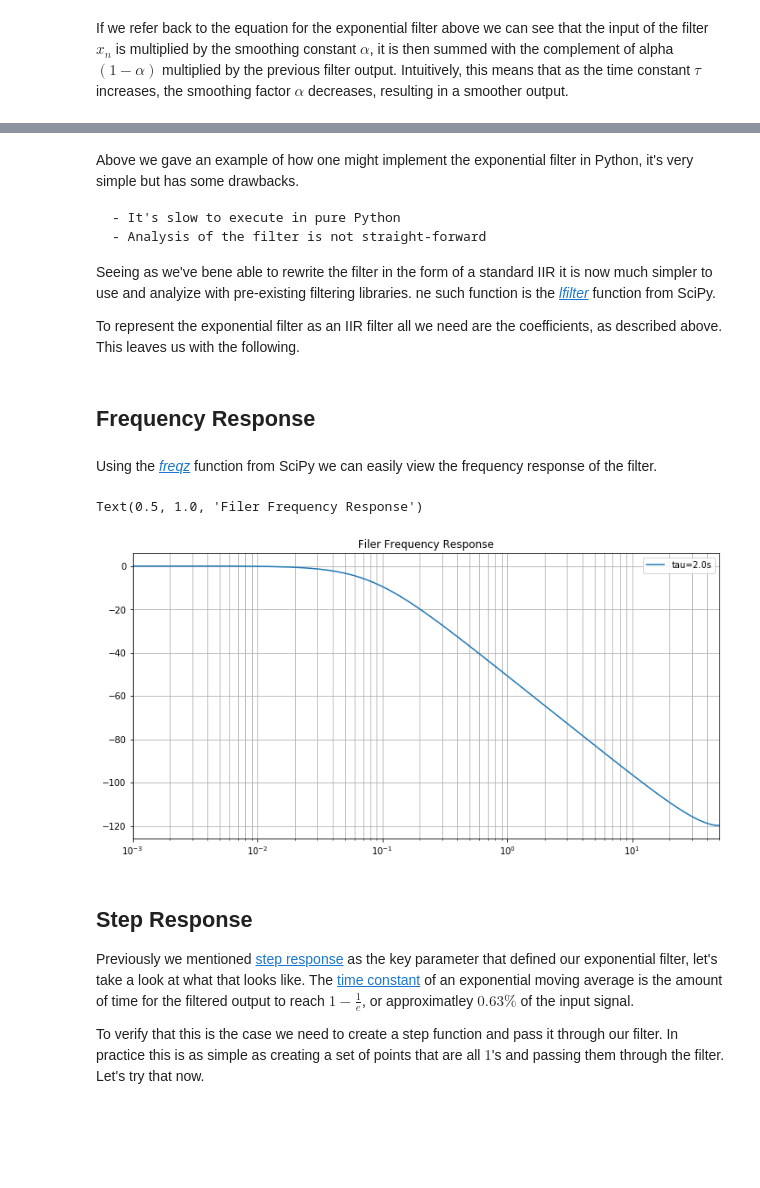
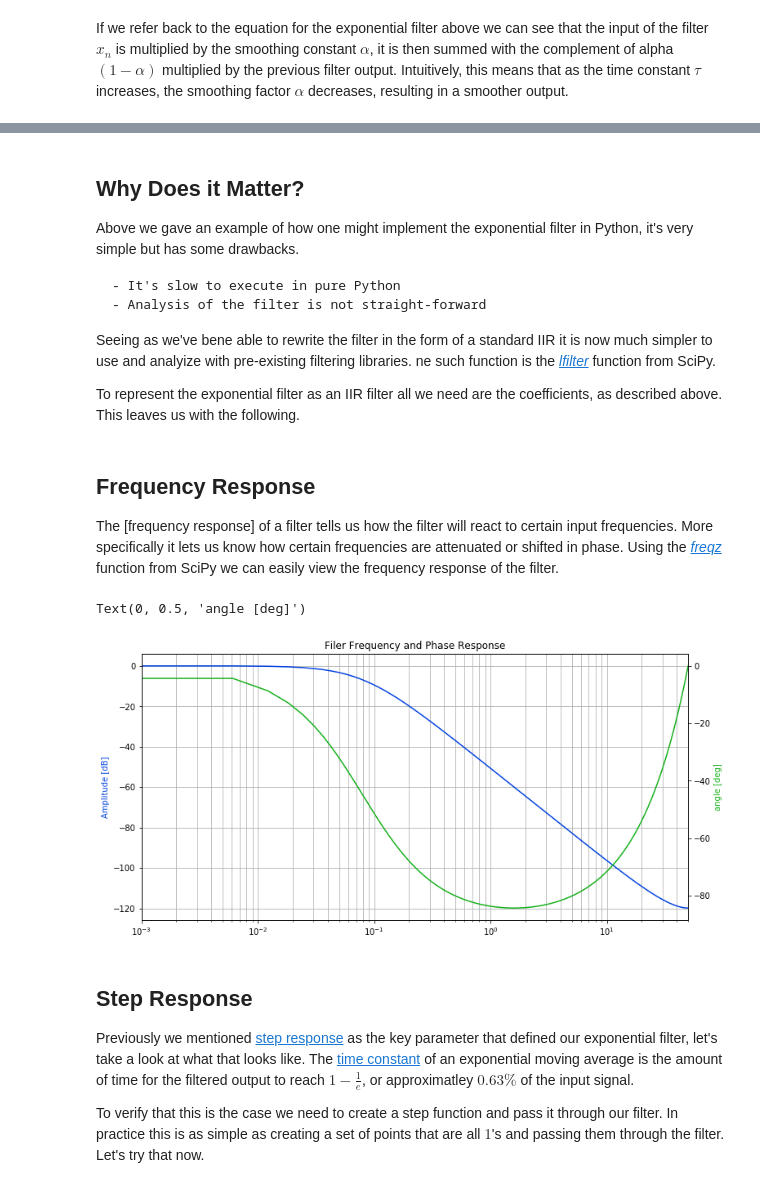
Before and after one commit to aerdos/notes, a Jupyter notebook: Exponential Filter as an IIR Filter.ipynb, the cells around one changed output, grey strips where cells are left out. Saved outputs shown, nothing was run; the diff lists cells and outputs as text; code cells hidden in the pictures; blank space fills up the shorter version.

```diff
--- a/Exponential Filter as an IIR Filter.ipynb
+++ b/Exponential Filter as an IIR Filter.ipynb
@@ -68,4 +66,6 @@ b_0 & = & \alpha \end{array}$$
 # %% [markdown]
+## Why Does it Matter?
+
 Above we gave an example of how one might implement the exponential filter in Python, it's very simple but has some drawbacks.
 
     - It's slow to execute in pure Python
@@ -77,31 +77,36 @@ To represent the exponential filter as an IIR filter all we need are the coeffic
 # %%
 b = [alpha] # zeros
 a = [1, -(1-alpha)] # poles, a[0] needs to be 1
-# %% [markdown]
-## Frequency Response
 # %% [markdown]
-Using the [*freqz*](https://docs.scipy.org/doc/scipy/reference/generated/scipy.signal.freqz.html) function from SciPy we can easily view the frequency response of the filter.
+## Frequency Response
+
+The [frequency response] of a filter tells us how the filter will react to certain input frequencies. More specifically it lets us know how certain frequencies are attenuated or shifted in phase. Using the [*freqz*](https://docs.scipy.org/doc/scipy/reference/generated/scipy.signal.freqz.html) function from SciPy we can easily view the frequency response of the filter.
 # %%
 # Calculate the frequency response 'h' at the complex frequencies 'w'
 # Note that 'w' is returned in the same units as 'Fs'
 w, h = freqz(b, a, worN=8192)
 
 w_hz = w * (Fs/(2*np.pi)) # 'convert 'w' from radians to Hz
-h_db = 20 * np.log(np.abs(h)) # convert 'h' from complex magitude to dB
+h_db = 20 * np.log10(np.abs(h)) # convert 'h' from complex magitude to dB
+angles = np.unwrap(np.angle(h)) * (180/np.pi)
 # %%
 f = plt.figure(figsize=(12, 6))
-ax = f.add_subplot(111)
+ax1 = f.add_subplot(111)
 
-ax.plot(w*(Fs/(2*np.pi)), 20*np.log(np.abs(h)), label='tau={:.1f}s'.format(tau))
+ax1.plot(w_hz, 20*np.log(np.abs(h)), color='xkcd:blue')
 
-ax.set_xscale('log')
-ax.set_xlim([0.001, Fs/2])
-ax.grid(which='both', axis='both')
-ax.legend()
-ax.set_title('Filer Frequency Response')
+ax1.set_xscale('log')
+ax1.set_xlim([0.001, Fs/2])
+ax1.grid(which='both', axis='both')
+ax1.set_ylabel('Amplitude [dB]', color='xkcd:blue')
+ax1.set_title('Filer Frequency and Phase Response')
+
+ax2 = ax1.twinx()
+ax2.plot(w_hz, angles, color='xkcd:green')
+ax2.set_ylabel('angle [deg]', color='xkcd:green')
 # %% [output]
-Text(0.5, 1.0, 'Filer Frequency Response')
+Text(0, 0.5, 'angle [deg]')
-[figure, old version]
+[figure, new version]
 # %% [markdown]
 ## Step Response
 
```
Also changed, not shown: parts of 6 cells of this notebook, 1 other file.
